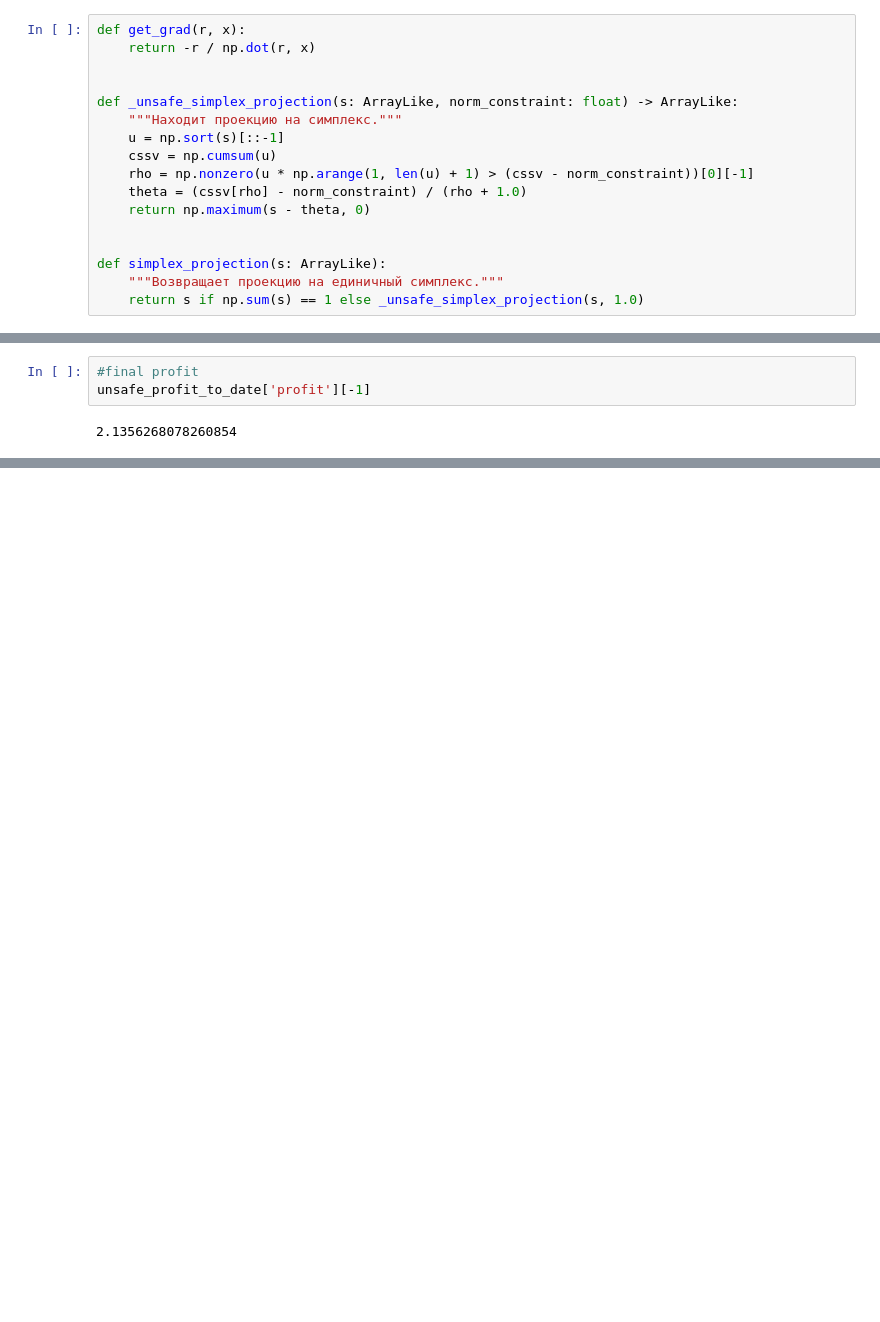
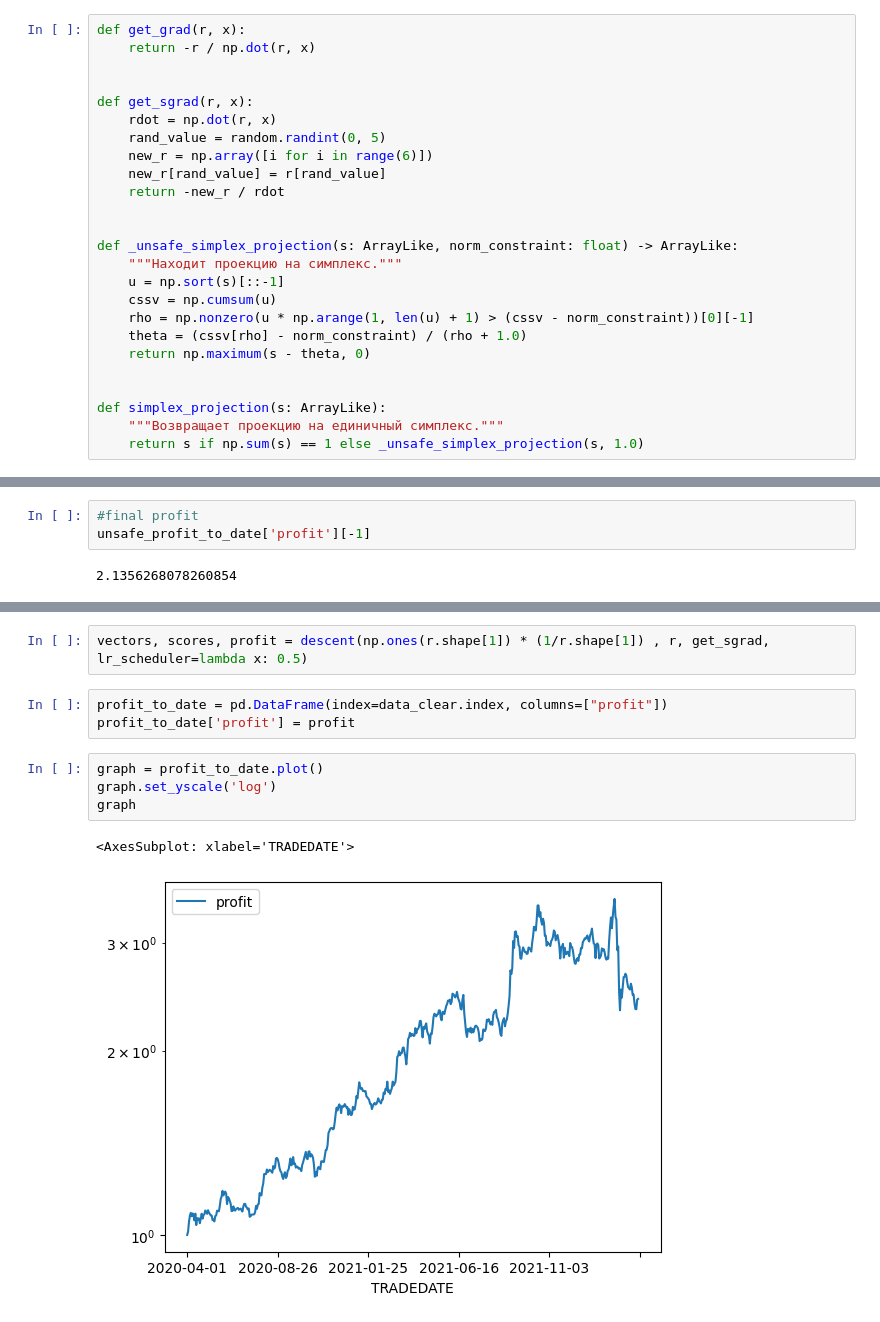
Before and after one commit to Alterise/Decision-Making-Theory, a Jupyter notebook: HW2/algo.ipynb, the cells around one changed output, grey strips where cells are left out. Cells and saved outputs as stored; diff of their text form; blank space fills up the shorter version.

```diff
--- a/HW2/algo.ipynb
+++ b/HW2/algo.ipynb
@@ -32,6 +33,14 @@ def prepare_r(df_stocks):
 # %%
 def get_grad(r, x):
     return -r / np.dot(r, x)
+
+
+def get_sgrad(r, x):
+    rdot = np.dot(r, x)
+    rand_value = random.randint(0, 5)
+    new_r = np.array([i for i in range(6)])
+    new_r[rand_value] = r[rand_value]
+    return -new_r / rdot
 
 
 def _unsafe_simplex_projection(s: ArrayLike, norm_constraint: float) -> ArrayLike:
@@ -183,0 +195,12 @@ unsafe_profit_to_date['profit'][-1]
+# %%
+vectors, scores, profit = descent(np.ones(r.shape[1]) * (1/r.shape[1]) , r, get_sgrad, lr_scheduler=lambda x: 0.5)
+# %%
+profit_to_date = pd.DataFrame(index=data_clear.index, columns=["profit"])
+profit_to_date['profit'] = profit
+# %%
+graph = profit_to_date.plot()
+graph.set_yscale('log')
+graph
+# %% [output]
+<AxesSubplot: xlabel='TRADEDATE'>
+[figure, added]
```
Also changed, not shown: parts of 14 cells of this notebook.
